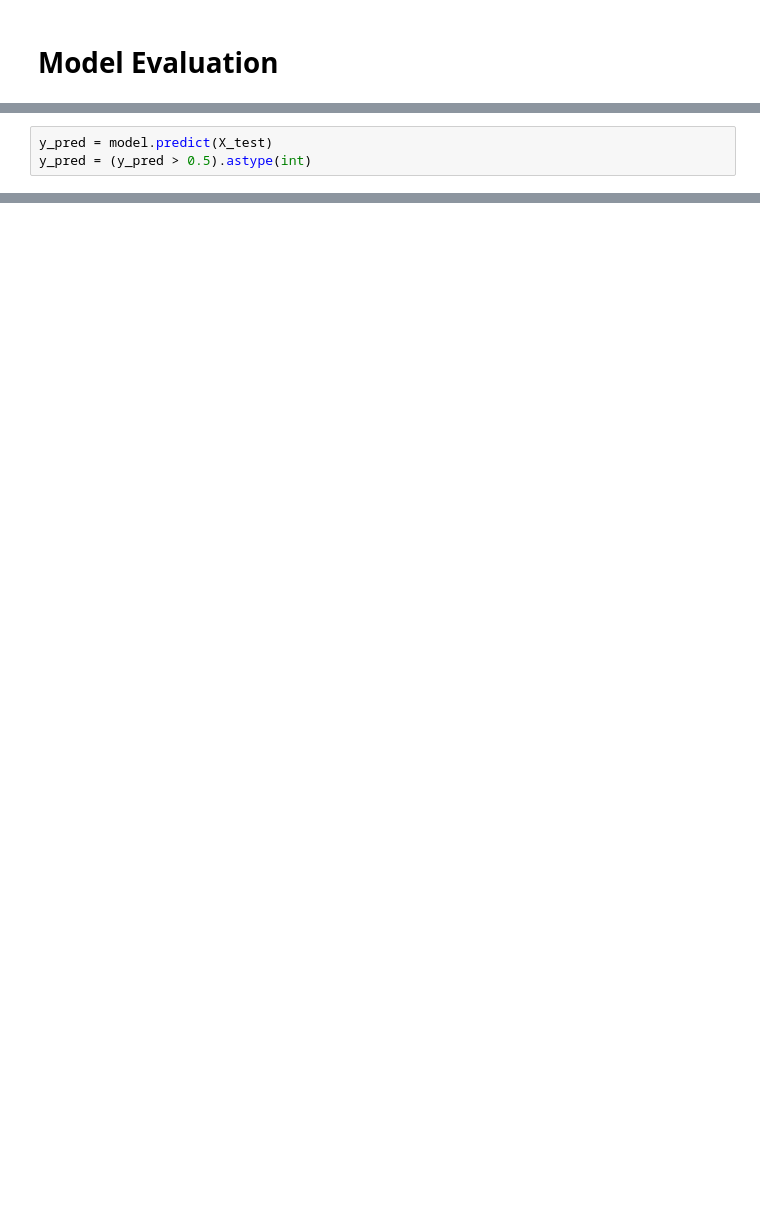
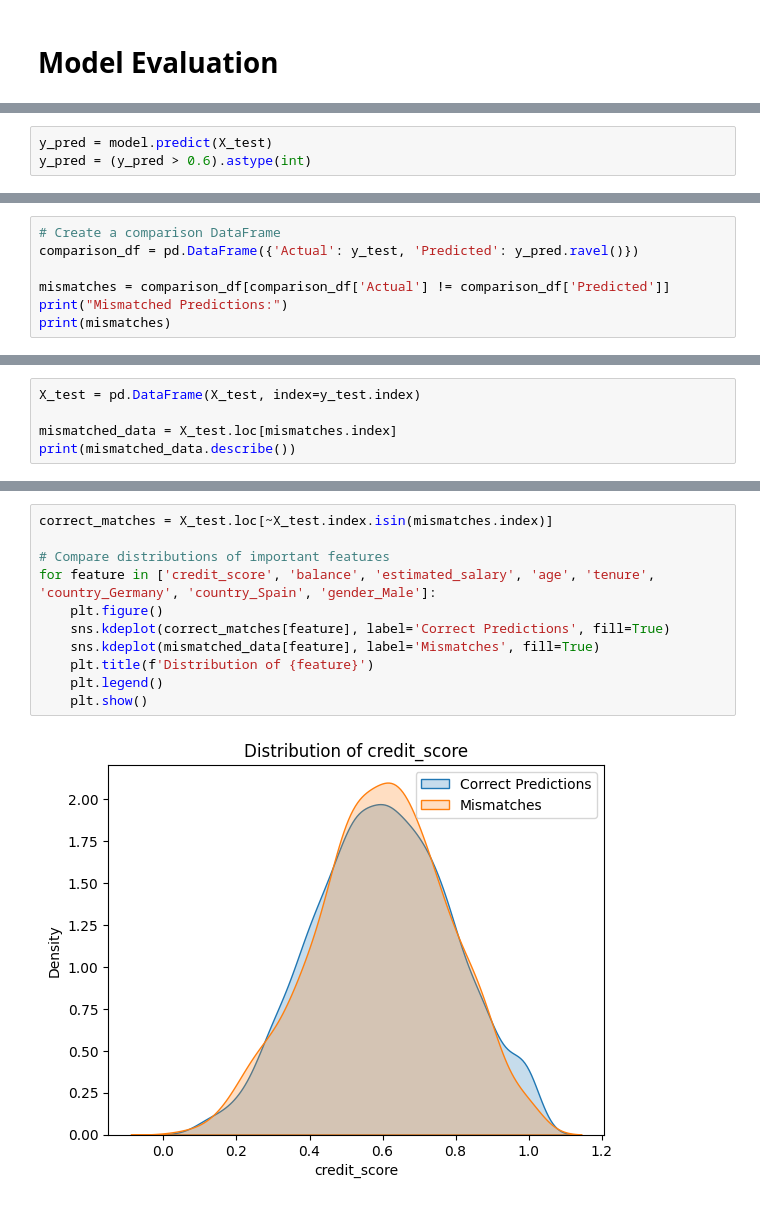
Before and after one commit to kawserayoub/Bank-Customer-Churn, a Jupyter notebook: scripts/bank_churn_DL.ipynb, the cells around one changed output, grey strips where cells are left out. Drawn from its saved outputs; the diff is of its cells as text; blank space fills up the shorter version.

```diff
--- a/scripts/bank_churn_DL.ipynb
+++ b/scripts/bank_churn_DL.ipynb
@@ -161,4 +244,4 @@ plt.show()
 # %%
 y_pred = model.predict(X_test)
-y_pred = (y_pred > 0.5).astype(int)
+y_pred = (y_pred > 0.6).astype(int)
 # %% [output]
@@ -186,0 +266,7 @@ model.save('churn.keras')
+# %%
+# Create a comparison DataFrame
+comparison_df = pd.DataFrame({'Actual': y_test, 'Predicted': y_pred.ravel()})
+
+mismatches = comparison_df[comparison_df['Actual'] != comparison_df['Predicted']]
+print("Mismatched Predictions:")
+print(mismatches)
@@ -186,0 +289,5 @@ model.save('churn.keras')
+# %%
+X_test = pd.DataFrame(X_test, index=y_test.index)
+
+mismatched_data = X_test.loc[mismatches.index]
+print(mismatched_data.describe())
@@ -186,0 +312,13 @@ model.save('churn.keras')
+# %%
+correct_matches = X_test.loc[~X_test.index.isin(mismatches.index)]
+
+# Compare distributions of important features
+for feature in ['credit_score', 'balance', 'estimated_salary', 'age', 'tenure', 'country_Germany', 'country_Spain', 'gender_Male']:
+    plt.figure()
+    sns.kdeplot(correct_matches[feature], label='Correct Predictions', fill=True)
+    sns.kdeplot(mismatched_data[feature], label='Mismatches', fill=True)
+    plt.title(f'Distribution of {feature}')
+    plt.legend()
+    plt.show()
+# %% [output]
+[figure, added]
```
Also changed, not shown: parts of 44 cells of this notebook, 6 other files.
